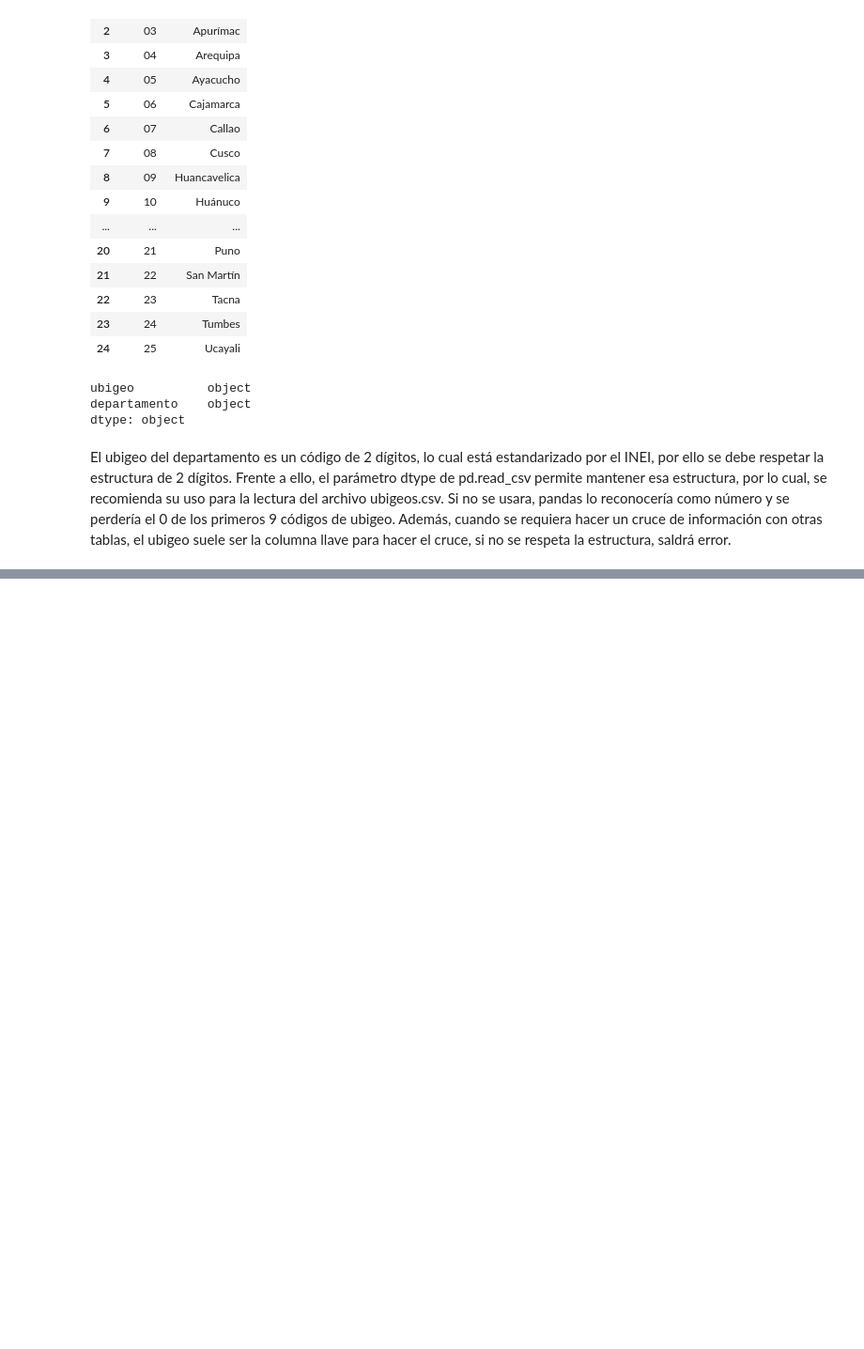
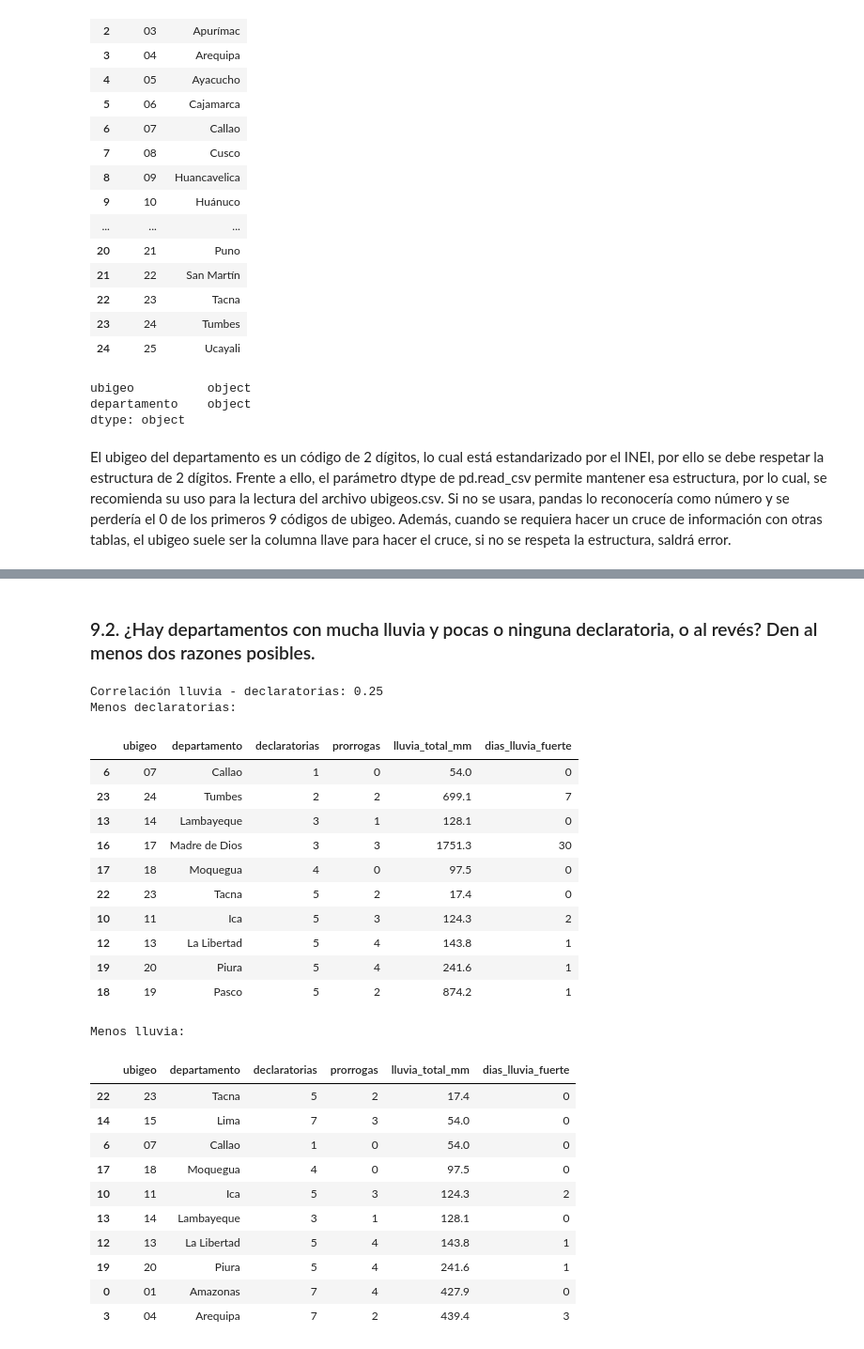
Before and after one commit to ximenapize/qlab_group12, a Jupyter notebook: assignment_2/cruce_analisis.ipynb, the cells around one changed output, grey strips where cells are left out. Shown at 94% size. Cells and saved outputs as stored; diff of their text form; code cells hidden in the pictures; blank space fills up the shorter version.

```diff
--- a/assignment_2/cruce_analisis.ipynb
+++ b/assignment_2/cruce_analisis.ipynb
@@ -103,0 +387,39 @@ El ubigeo del departamento es un código de 2 dígitos, lo cual está estandariz
+# %% [markdown]
+### 9.2. ¿Hay departamentos con mucha lluvia y pocas o ninguna declaratoria, o al revés? Den al menos dos razones posibles.
+# %%
+# 9.2 ¿Qué tan relacionadas están la lluvia y las declaratorias? (de -1 a 1)
+correlacion = resumen["lluvia_total_mm"].corr(resumen["declaratorias"])
+print("Correlación lluvia - declaratorias:", round(correlacion, 2))
+
+# Vemos departamentos con menos declaratorias y menos lluvia. Esto puede ser útil para identificar zonas que podrían necesitar más atención o recursos en caso de lluvias intensas.
+print("Menos declaratorias:")
+display(resumen.sort_values(["declaratorias", "lluvia_total_mm"], ascending=True).head(10))
+
+print("Menos lluvia:")
+display(resumen.sort_values("lluvia_total_mm", ascending=True).head(10))
+# %% [output]
+Correlación lluvia - declaratorias: 0.25
+Menos declaratorias:
+|  | ubigeo | departamento | declaratorias | prorrogas | lluvia_total_mm | dias_lluvia_fuerte |
+| 6 | 07 | Callao | 1 | 0 | 54.0 | 0 |
+| 23 | 24 | Tumbes | 2 | 2 | 699.1 | 7 |
+| 13 | 14 | Lambayeque | 3 | 1 | 128.1 | 0 |
+| 16 | 17 | Madre de Dios | 3 | 3 | 1751.3 | 30 |
+| 17 | 18 | Moquegua | 4 | 0 | 97.5 | 0 |
+| 22 | 23 | Tacna | 5 | 2 | 17.4 | 0 |
+| 10 | 11 | Ica | 5 | 3 | 124.3 | 2 |
+| 12 | 13 | La Libertad | 5 | 4 | 143.8 | 1 |
+| 19 | 20 | Piura | 5 | 4 | 241.6 | 1 |
+| 18 | 19 | Pasco | 5 | 2 | 874.2 | 1 |
+Menos lluvia:
+|  | ubigeo | departamento | declaratorias | prorrogas | lluvia_total_mm | dias_lluvia_fuerte |
+| 22 | 23 | Tacna | 5 | 2 | 17.4 | 0 |
+| 14 | 15 | Lima | 7 | 3 | 54.0 | 0 |
+| 6 | 07 | Callao | 1 | 0 | 54.0 | 0 |
+| 17 | 18 | Moquegua | 4 | 0 | 97.5 | 0 |
+| 10 | 11 | Ica | 5 | 3 | 124.3 | 2 |
+| 13 | 14 | Lambayeque | 3 | 1 | 128.1 | 0 |
+| 12 | 13 | La Libertad | 5 | 4 | 143.8 | 1 |
+| 19 | 20 | Piura | 5 | 4 | 241.6 | 1 |
+| 0 | 01 | Amazonas | 7 | 4 | 427.9 | 0 |
+| 3 | 04 | Arequipa | 7 | 2 | 439.4 | 3 |
```
Also changed, not shown: parts of 30 cells of this notebook, 1 other file.
